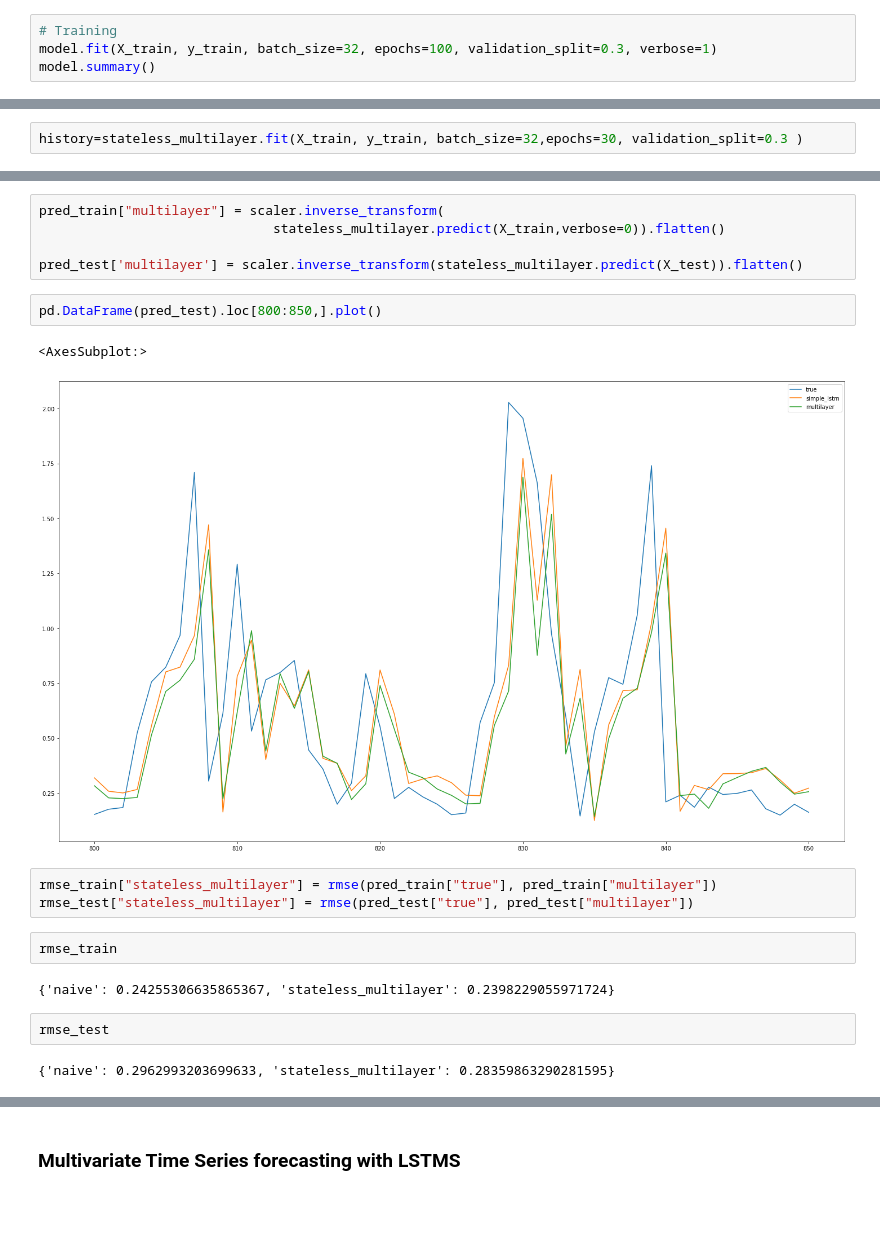
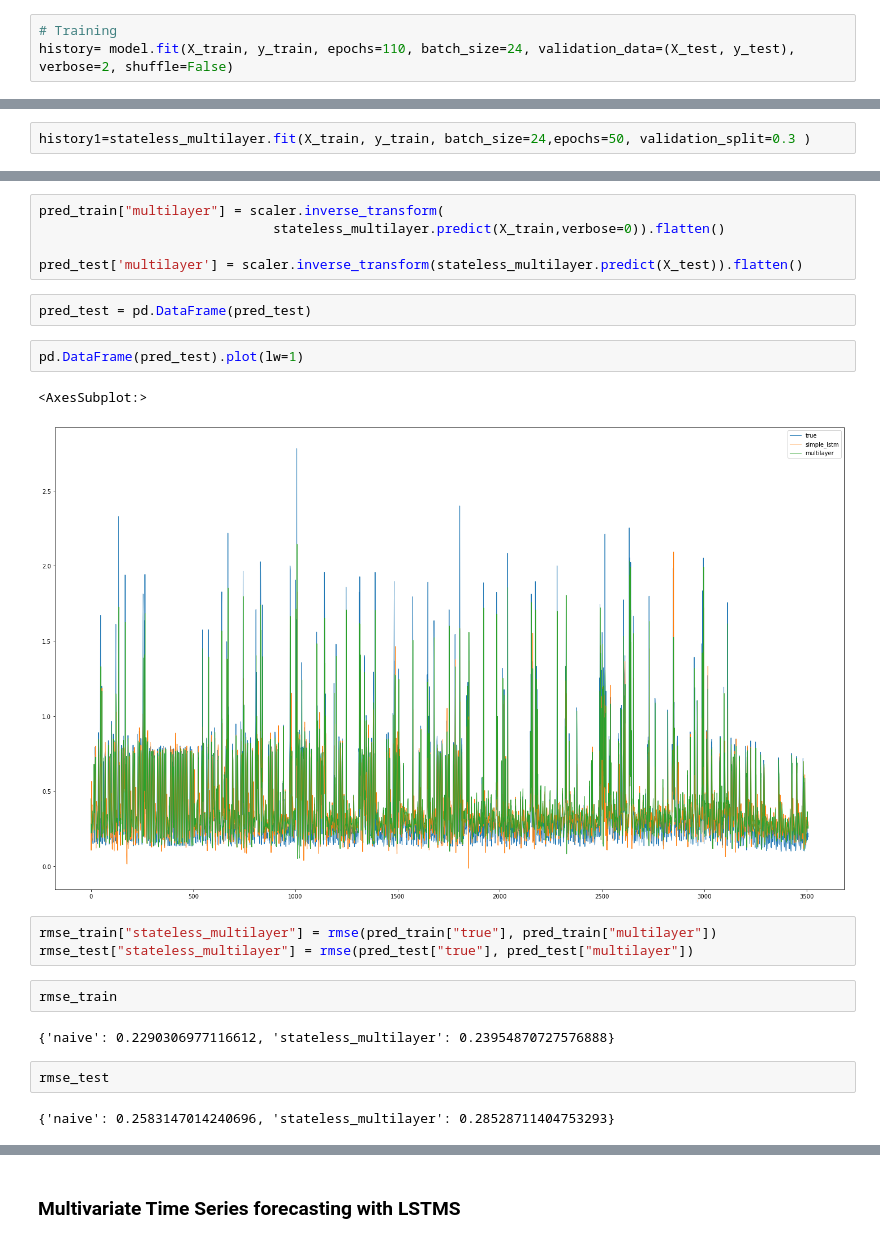
Before and after one commit to danbm94/masterthesis, a Jupyter notebook: flwer_smart.ipynb, the cells around one changed output, grey strips where cells are left out. Cells and saved outputs as stored; diff of their text form; blank space fills up the shorter version.

```diff
--- a/flwer_smart.ipynb
+++ b/flwer_smart.ipynb
@@ -71,6 +71,5 @@ model.add(Dense(1))
 model.compile(loss = 'mean_squared_error', optimizer = "adam", metrics=['mse'])
 # %%
 # Training
-model.fit(X_train, y_train, batch_size=32, epochs=100, validation_split=0.3, verbose=1)
-model.summary()
+history= model.fit(X_train, y_train, epochs=110, batch_size=24, validation_data=(X_test, y_test), verbose=2, shuffle=False)
 # %% [output]
@@ -176,5 +185,5 @@ stateless_multilayer.add(Dropout(0.2))
 stateless_multilayer.add(Dense(1))
 stateless_multilayer.compile(loss = 'mean_squared_error', optimizer = "adam", metrics=['mse'])
 # %%
-history=stateless_multilayer.fit(X_train, y_train, batch_size=32,epochs=30, validation_split=0.3 )
+history1=stateless_multilayer.fit(X_train, y_train, batch_size=24,epochs=50, validation_split=0.3 )
 # %% [output]
@@ -200,21 +209,23 @@ pred_train["multilayer"] = scaler.inverse_transform(
                               stateless_multilayer.predict(X_train,verbose=0)).flatten()
 
 pred_test['multilayer'] = scaler.inverse_transform(stateless_multilayer.predict(X_test)).flatten()
+# %%
+pred_test = pd.DataFrame(pred_test)
 # %%
-pd.DataFrame(pred_test).loc[800:850,].plot()
+pd.DataFrame(pred_test).plot(lw=1)
 # %% [output]
 <AxesSubplot:>
-[figure, old version]
+[figure, new version]
 # %%
 rmse_train["stateless_multilayer"] = rmse(pred_train["true"], pred_train["multilayer"])
 rmse_test["stateless_multilayer"] = rmse(pred_test["true"], pred_test["multilayer"])
 # %%
 rmse_train
 # %% [output]
-{'naive': 0.24255306635865367, 'stateless_multilayer': 0.2398229055971724}
+{'naive': 0.2290306977116612, 'stateless_multilayer': 0.23954870727576888}
 # %%
 rmse_test
 # %% [output]
-{'naive': 0.2962993203699633, 'stateless_multilayer': 0.28359863290281595}
+{'naive': 0.2583147014240696, 'stateless_multilayer': 0.28528711404753293}
 # %%
 # plot history
```
Also changed, not shown: parts of 43 cells of this notebook.
